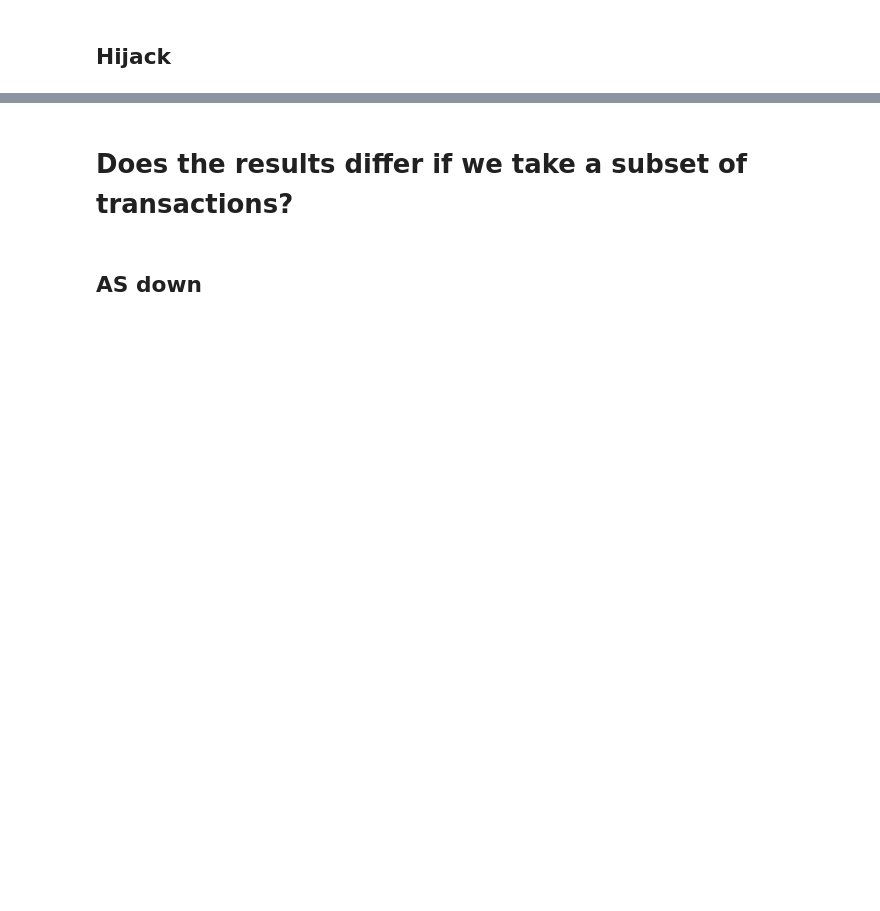
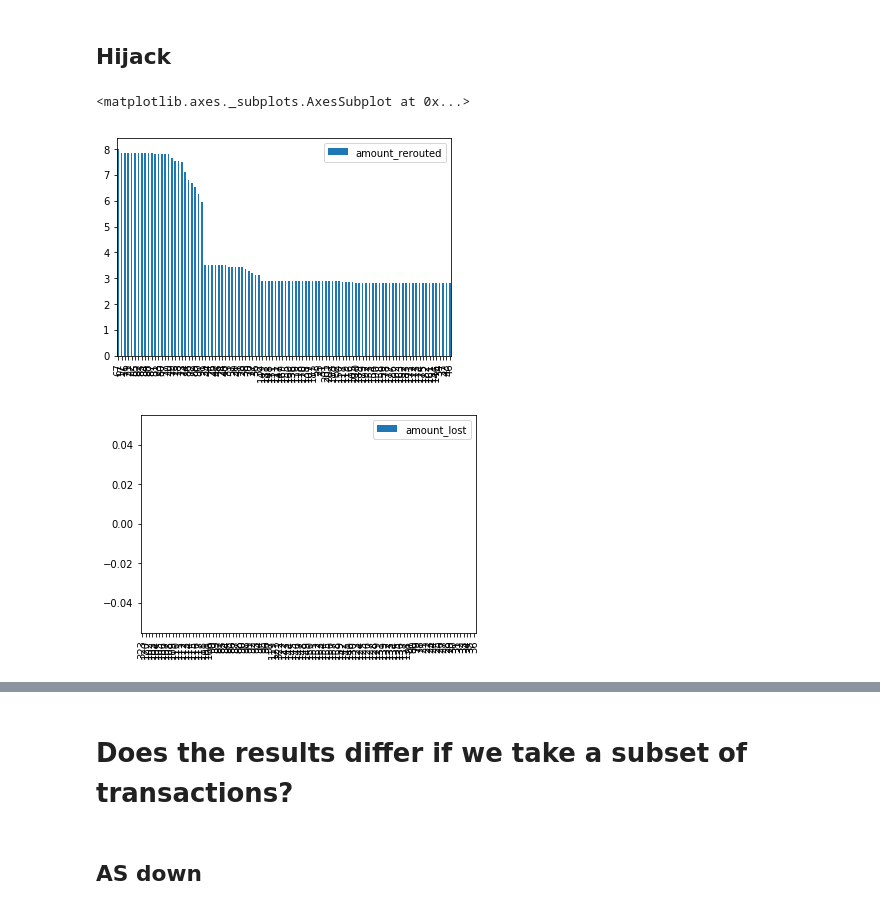
Before and after one commit to dedis/student_19_ripple-partition, a Jupyter notebook: caida_time.ipynb, the cells around one changed output, grey strips where cells are left out. Drawn from its saved outputs; the diff is of its cells as text; code cells hidden in the pictures; blank space fills up the shorter version.

```diff
--- a/caida_time.ipynb
+++ b/caida_time.ipynb
@@ -67,11 +76,13 @@ result_9['amount_lost'].apply(lambda x: x*100/transactions['amount'].sum()).sort
 # %% [markdown]
 ## Hijack
 # %%
-result_base = generate_hijack_analysis(ripple_graph_base,transactions)
-result_9 = generate_hijack_analysis(ripple_graph_9,transactions)
+result_base = generate_hijack_analysis(ripple_graph_base,transactions,best_paths_base)
+result_9 = generate_hijack_analysis(ripple_graph_9,transactions,best_paths_9)
 # %%
-plt.subplot(1,2,1)
 result_base['amount_rerouted'].apply(lambda x: x*100/transactions['amount'].sum()).sort_values(ascending=False).head(100).to_frame().plot.bar()
-plt.subplot(1,2,2)
 result_base['amount_lost'].apply(lambda x: x*100/transactions['amount'].sum()).sort_values(ascending=False).head(100).to_frame().plot.bar()
+# %% [output]
+<matplotlib.axes._subplots.AxesSubplot at 0x...>
+[figure, added]
+[figure, added]
 # %%
```
Also changed, not shown: parts of 12 cells of this notebook, 1 other file.
